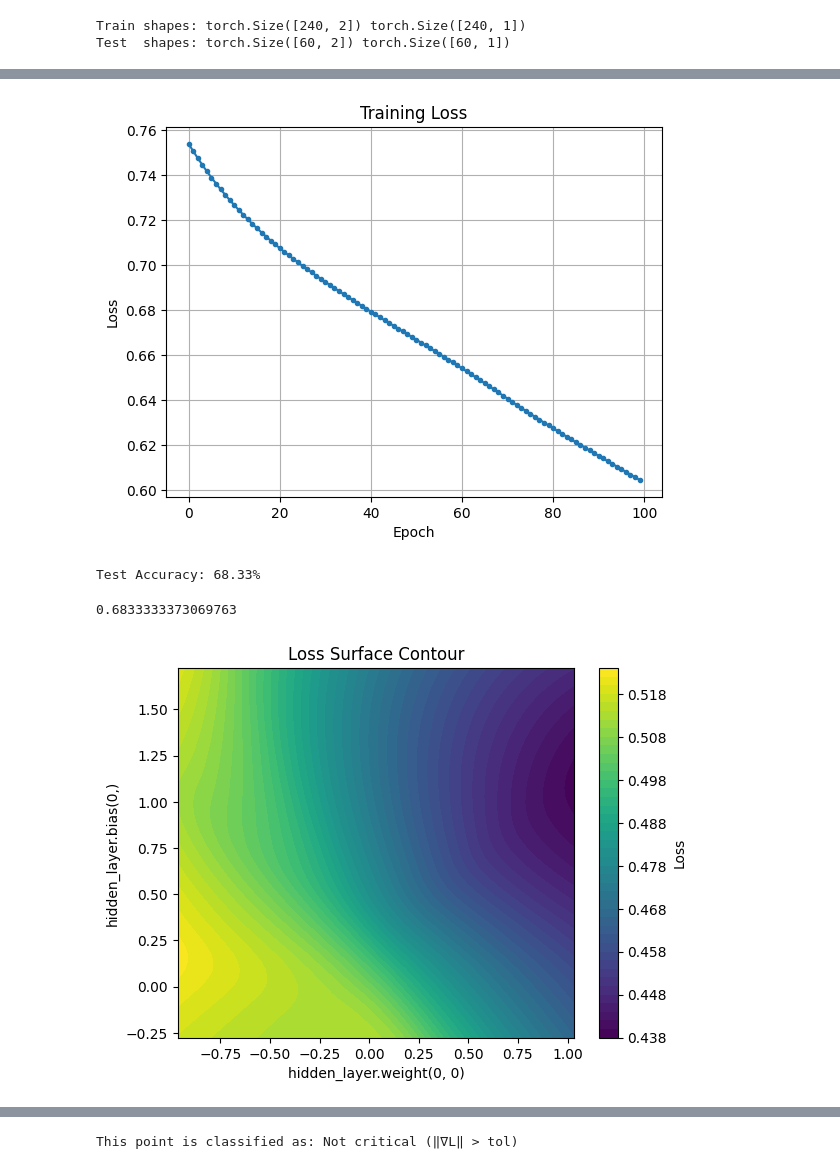
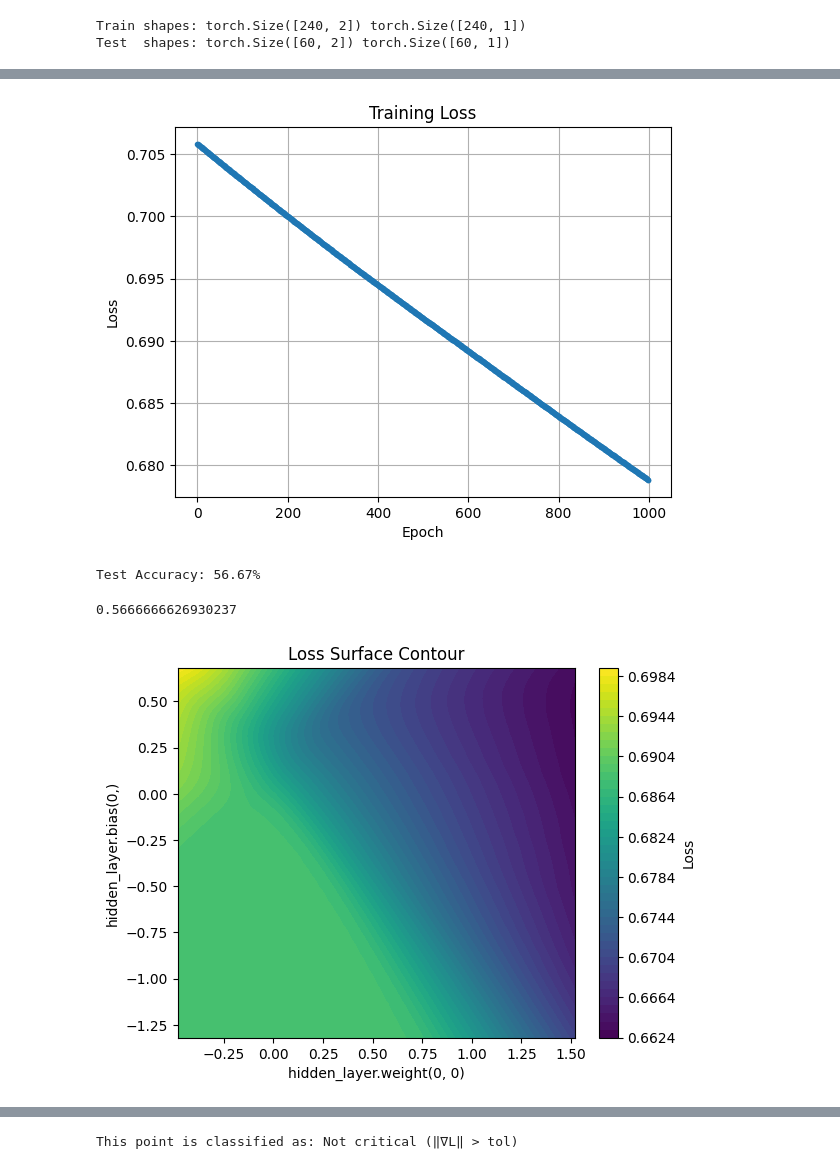
Before and after one commit to varun20020124/relu-loss-landscape, a Jupyter notebook: notebooks/main_analysis.ipynb, the cells around one changed output, grey strips where cells are left out. Cells and saved outputs as stored; diff of their text form; code cells hidden in the pictures.

```diff
--- a/notebooks/main_analysis.ipynb
+++ b/notebooks/main_analysis.ipynb
@@ -37,8 +37,8 @@ Test  shapes: torch.Size([60, 2]) torch.Size([60, 1])
 # %%
 trainer = ShallowReLUTrainer(input_dim=2,
                              hidden_dim=5,
-                             lr=0.05,
-                             num_epochs=100)
+                             lr=0.001,
+                             num_epochs=1000)
 
 # override with the generated data
 trainer.X_train, trainer.X_test = X_train, X_test
@@ -61,6 +68,6 @@ Epoch 100: Loss = 0.6044
-[figure, old version]
+[figure, new version]
-Test Accuracy: 68.33%
+Test Accuracy: 56.67%
-0.6833333373069763
+0.5666666626930237
 # %%
 vis = LossSurfaceVisualizer(
     trainer.model,
@@ -78,7 +85,7 @@ vis.sweep_2d(
 )
 vis.plot_surface()
 # %% [output]
-[figure, old version]
+[figure, new version]
 # %%
 analyzer = GradientAnalyzer(
     trainer.model,
```
Also changed, not shown: parts of 5 cells of this notebook.
